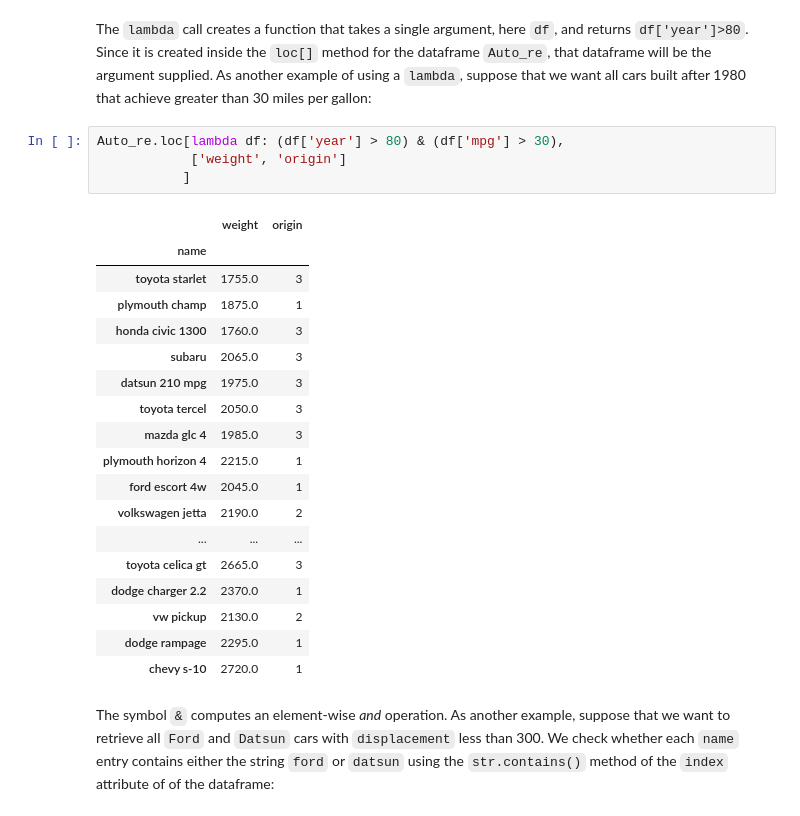
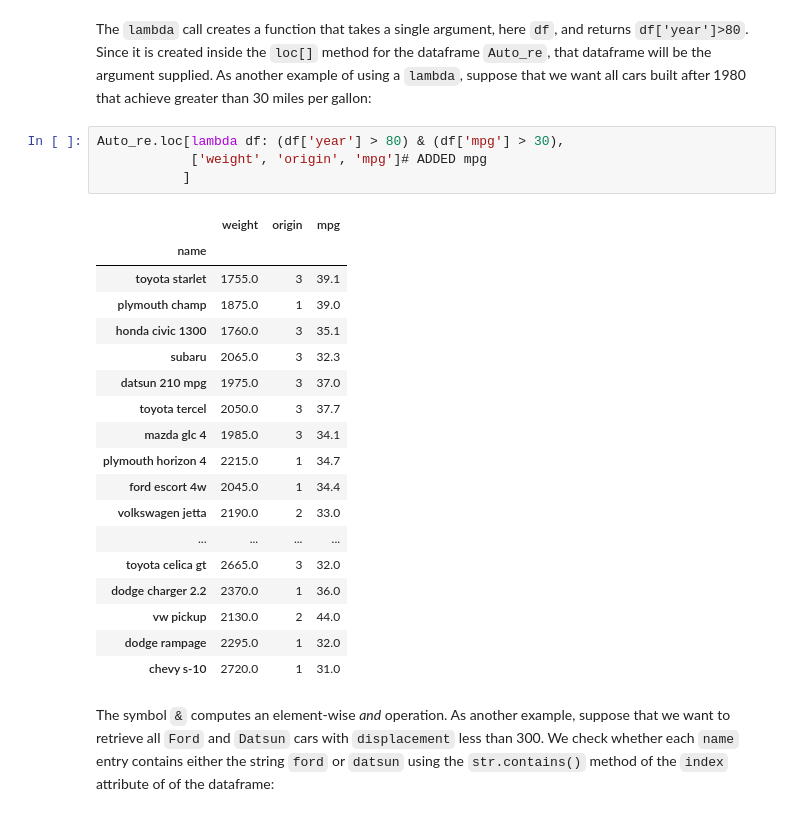
Before and after one commit to l1joseph/islp, a Jupyter notebook: Ch02-statlearn-lab.ipynb, the cells around one changed output. Drawn from its saved outputs; the diff is of its cells as text.

```diff
--- a/Ch02-statlearn-lab.ipynb
+++ b/Ch02-statlearn-lab.ipynb
@@ -1202,27 +1226,27 @@ As another example of using a `lambda`, suppose that
 we want all cars built after 1980 that achieve greater than 30 miles per gallon:
 # %%
 Auto_re.loc[lambda df: (df['year'] > 80) & (df['mpg'] > 30),
-            ['weight', 'origin']
+            ['weight', 'origin', 'mpg']# ADDED mpg
            ]
 # %% [output]
-|  | weight | origin |
-| name |  |  |
-| toyota starlet | 1755.0 | 3 |
-| plymouth champ | 1875.0 | 1 |
-| honda civic 1300 | 1760.0 | 3 |
-| subaru | 2065.0 | 3 |
-| datsun 210 mpg | 1975.0 | 3 |
-| toyota tercel | 2050.0 | 3 |
-| mazda glc 4 | 1985.0 | 3 |
-| plymouth horizon 4 | 2215.0 | 1 |
-| ford escort 4w | 2045.0 | 1 |
-| volkswagen jetta | 2190.0 | 2 |
-| ... | ... | ... |
-| toyota celica gt | 2665.0 | 3 |
-| dodge charger 2.2 | 2370.0 | 1 |
-| vw pickup | 2130.0 | 2 |
-| dodge rampage | 2295.0 | 1 |
-| chevy s-10 | 2720.0 | 1 |
+|  | weight | origin | mpg |
+| name |  |  |  |
+| toyota starlet | 1755.0 | 3 | 39.1 |
+| plymouth champ | 1875.0 | 1 | 39.0 |
+| honda civic 1300 | 1760.0 | 3 | 35.1 |
+| subaru | 2065.0 | 3 | 32.3 |
+| datsun 210 mpg | 1975.0 | 3 | 37.0 |
+| toyota tercel | 2050.0 | 3 | 37.7 |
+| mazda glc 4 | 1985.0 | 3 | 34.1 |
+| plymouth horizon 4 | 2215.0 | 1 | 34.7 |
+| ford escort 4w | 2045.0 | 1 | 34.4 |
+| volkswagen jetta | 2190.0 | 2 | 33.0 |
+| ... | ... | ... | ... |
+| toyota celica gt | 2665.0 | 3 | 32.0 |
+| dodge charger 2.2 | 2370.0 | 1 | 36.0 |
+| vw pickup | 2130.0 | 2 | 44.0 |
+| dodge rampage | 2295.0 | 1 | 32.0 |
+| chevy s-10 | 2720.0 | 1 | 31.0 |
 # %% [markdown]
 The symbol `&` computes an element-wise *and* operation.
 As another example, suppose that we want to retrieve all `Ford` and `Datsun`
```
Also changed, not shown: parts of 23 cells of this notebook.
